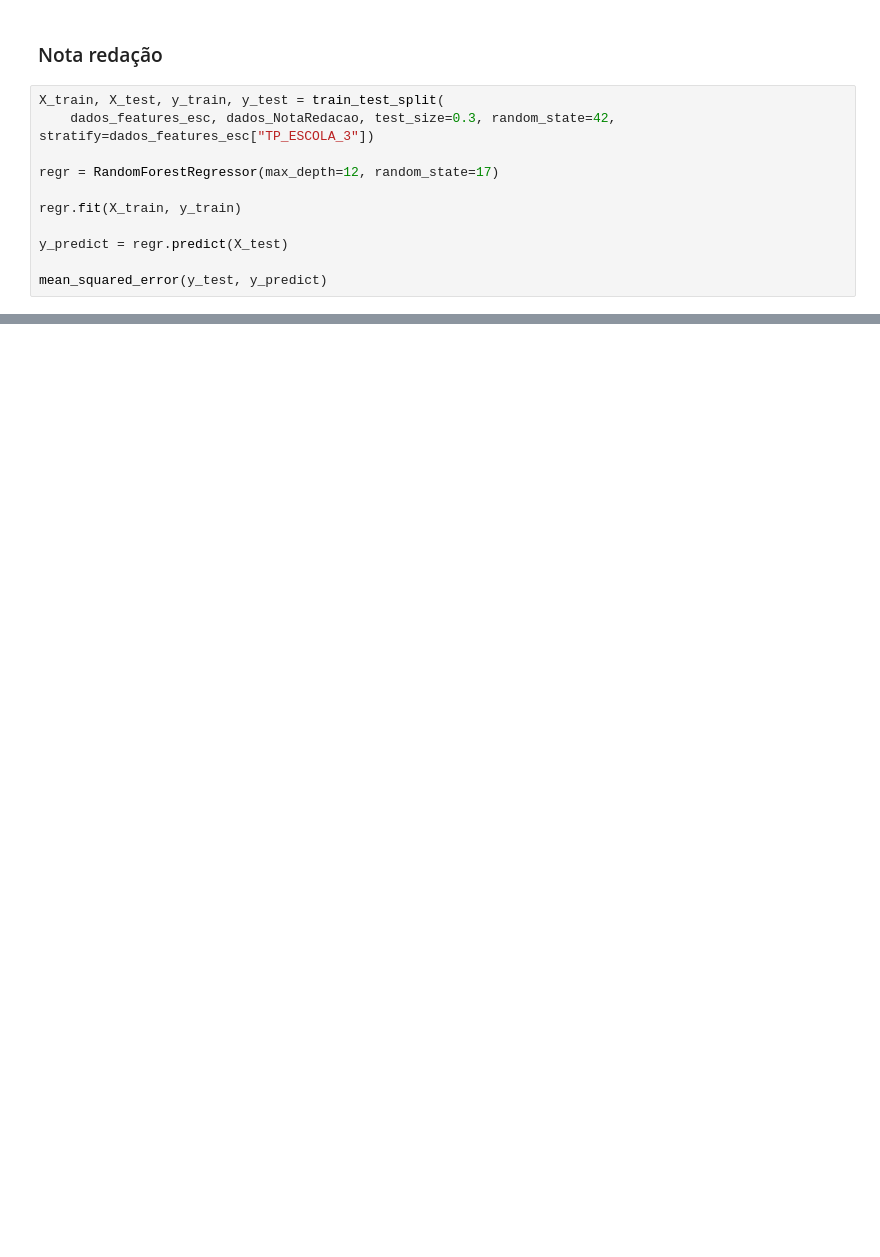
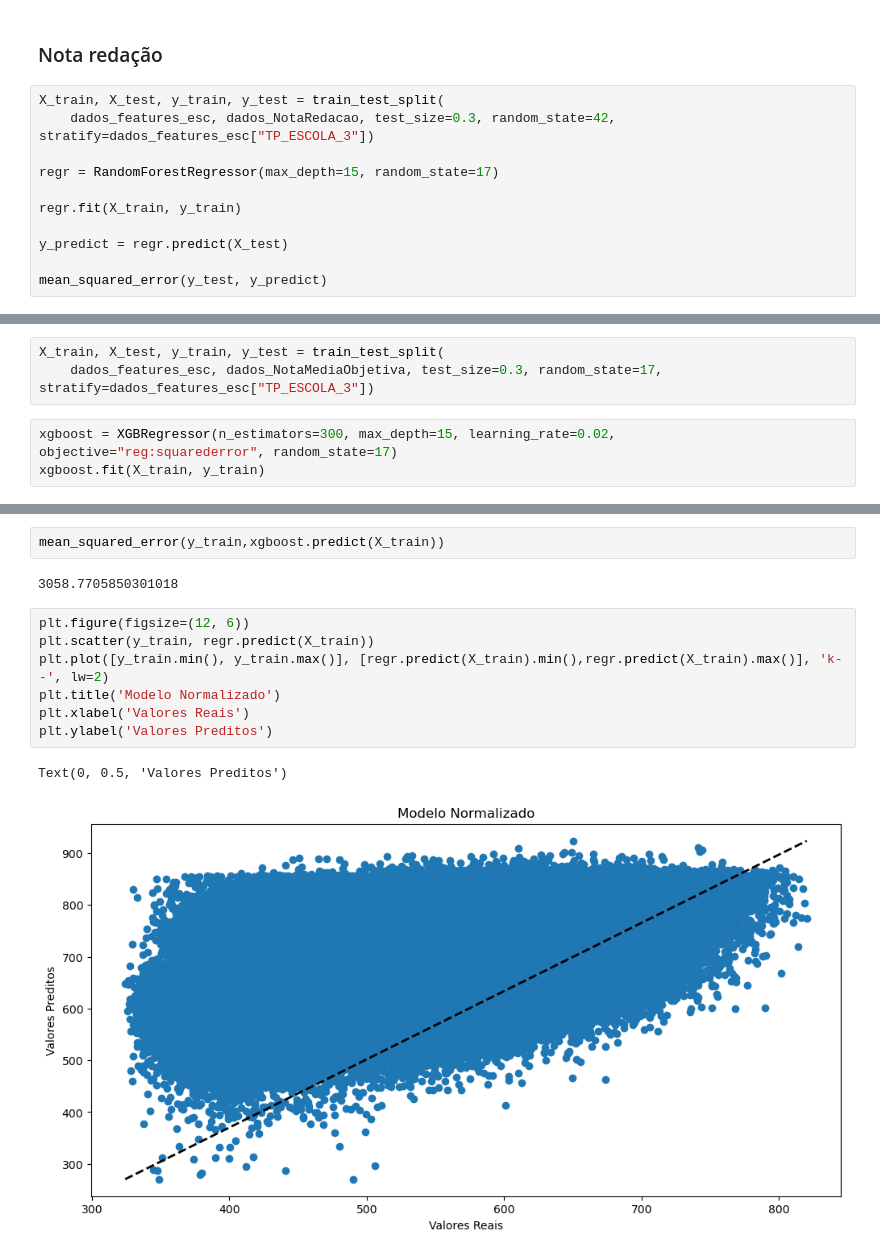
Before and after one commit to Joangopa/Enem_2023, a Jupyter notebook: predictEnem.ipynb, the cells around one changed output, grey strips where cells are left out. Saved outputs shown, nothing was run; the diff lists cells and outputs as text; blank space fills up the shorter version.

```diff
--- a/predictEnem.ipynb
+++ b/predictEnem.ipynb
@@ -383,7 +386,7 @@ Text(0, 0.5, 'Valores Preditos')
 X_train, X_test, y_train, y_test = train_test_split(
     dados_features_esc, dados_NotaRedacao, test_size=0.3, random_state=42, stratify=dados_features_esc["TP_ESCOLA_3"])
 
-regr = RandomForestRegressor(max_depth=12, random_state=17)
+regr = RandomForestRegressor(max_depth=15, random_state=17)
 
 regr.fit(X_train, y_train)
 
@@ -457,0 +416,6 @@ amostra_features = pd.get_dummies(dados_features, prefix=onehot_enc_features, co
+# %%
+X_train, X_test, y_train, y_test = train_test_split(
+    dados_features_esc, dados_NotaMediaObjetiva, test_size=0.3, random_state=17, stratify=dados_features_esc["TP_ESCOLA_3"])
+# %%
+xgboost = XGBRegressor(n_estimators=300, max_depth=15, learning_rate=0.02, objective="reg:squarederror", random_state=17)
+xgboost.fit(X_train, y_train)
@@ -457,0 +452,14 @@ amostra_features = pd.get_dummies(dados_features, prefix=onehot_enc_features, co
+# %%
+mean_squared_error(y_train,xgboost.predict(X_train))
+# %% [output]
+3058.7705850301018
+# %%
+plt.figure(figsize=(12, 6))
+plt.scatter(y_train, regr.predict(X_train))
+plt.plot([y_train.min(), y_train.max()], [regr.predict(X_train).min(),regr.predict(X_train).max()], 'k--', lw=2)
+plt.title('Modelo Normalizado')
+plt.xlabel('Valores Reais')
+plt.ylabel('Valores Preditos')
+# %% [output]
+Text(0, 0.5, 'Valores Preditos')
+[figure, added]
```
Also changed, not shown: parts of 48 cells of this notebook.
